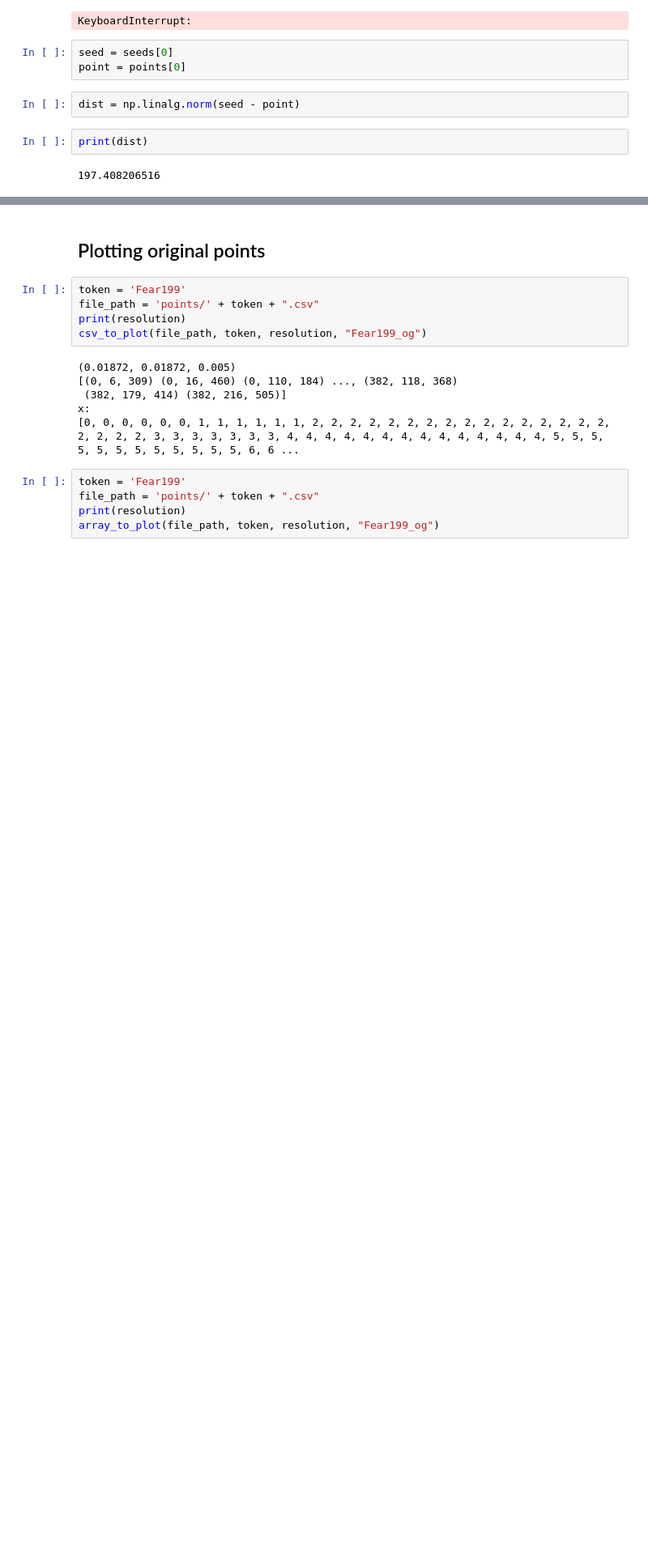
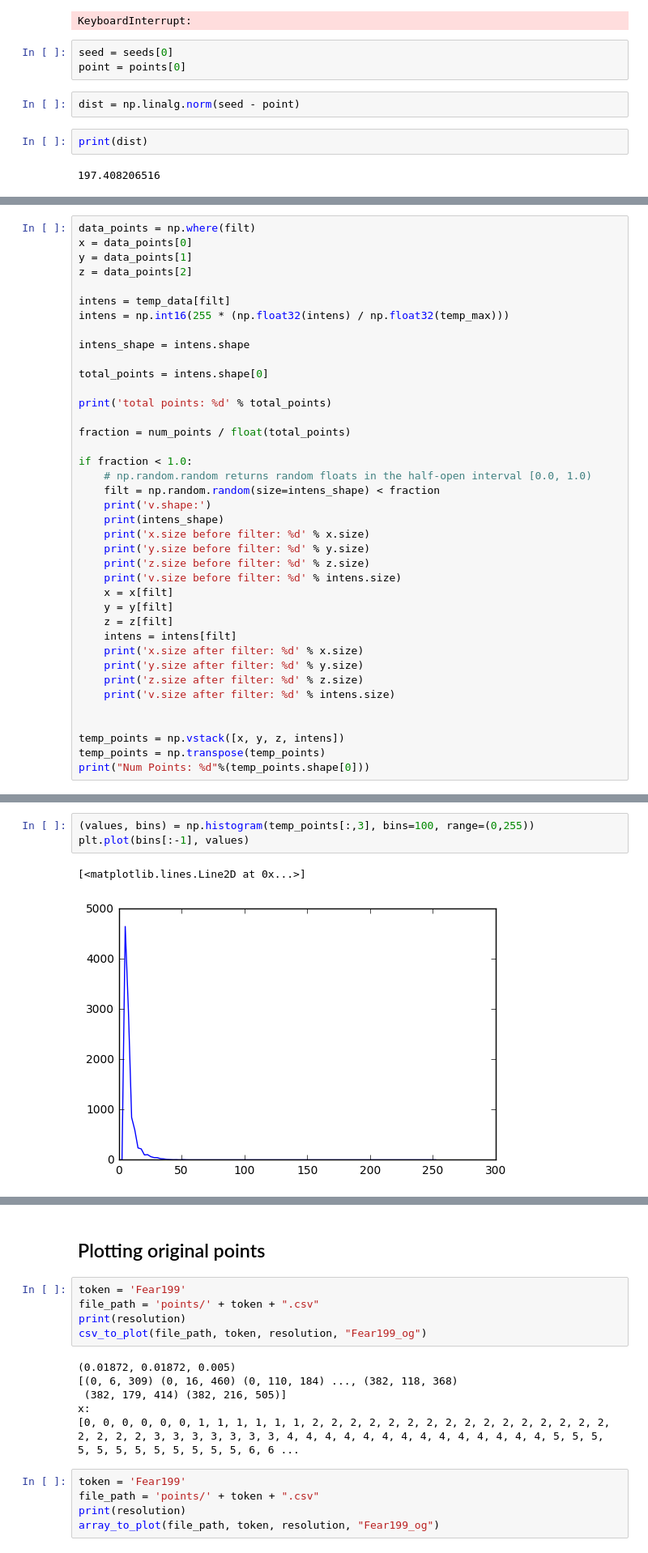
Before and after one commit to jonl1096/cell-segmentation-mlfinal, a Jupyter notebook: Clustering.ipynb, the cells around one changed output, grey strips where cells are left out. Shown: that part at 81% size. Drawn from its saved outputs; the diff is of its cells as text; blank space fills up the shorter version.

```diff
--- a/Clustering.ipynb
+++ b/Clustering.ipynb
@@ -486,0 +537,39 @@ print(dist)
+# %%
+data_points = np.where(filt)
+x = data_points[0]
+y = data_points[1]
+z = data_points[2]
+
+intens = temp_data[filt]
+intens = np.int16(255 * (np.float32(intens) / np.float32(temp_max)))
+
+intens_shape = intens.shape
+
+total_points = intens.shape[0]
+
+print('total points: %d' % total_points)
+
+fraction = num_points / float(total_points)
+
+if fraction < 1.0:
+    # np.random.random returns random floats in the half-open interval [0.0, 1.0)
+    filt = np.random.random(size=intens_shape) < fraction
+    print('v.shape:')
+    print(intens_shape)
+    print('x.size before filter: %d' % x.size)
+    print('y.size before filter: %d' % y.size)
+    print('z.size before filter: %d' % z.size)
+    print('v.size before filter: %d' % intens.size)
+    x = x[filt]
+    y = y[filt]
+    z = z[filt]
+    intens = intens[filt]
+    print('x.size after filter: %d' % x.size)
+    print('y.size after filter: %d' % y.size)
+    print('z.size after filter: %d' % z.size)
+    print('v.size after filter: %d' % intens.size)
+
+
+temp_points = np.vstack([x, y, z, intens])
+temp_points = np.transpose(temp_points)
+print("Num Points: %d"%(temp_points.shape[0]))
@@ -486,0 +589,6 @@ print(dist)
+# %%
+(values, bins) = np.histogram(temp_points[:,3], bins=100, range=(0,255))
+plt.plot(bins[:-1], values)
+# %% [output]
+[<matplotlib.lines.Line2D at 0x...>]
+[figure, added]
```
Also changed, not shown: parts of 13 cells of this notebook, 11 other files.
